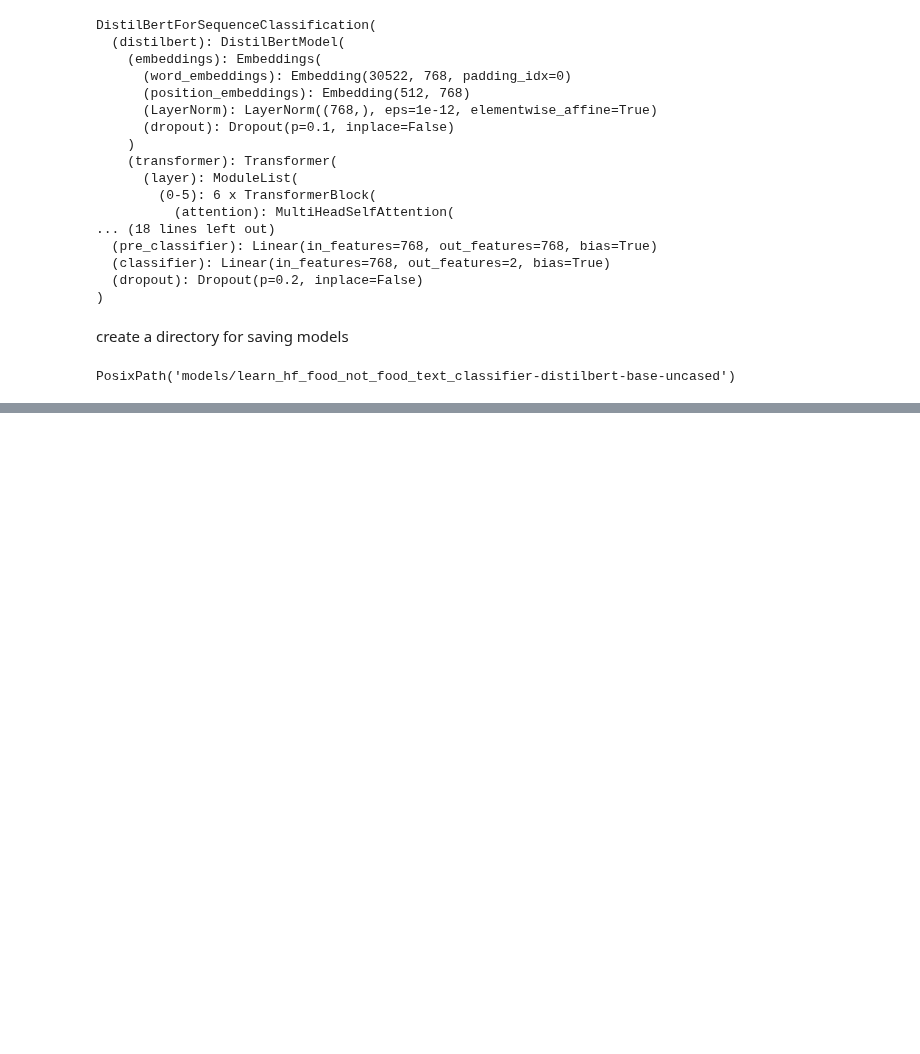
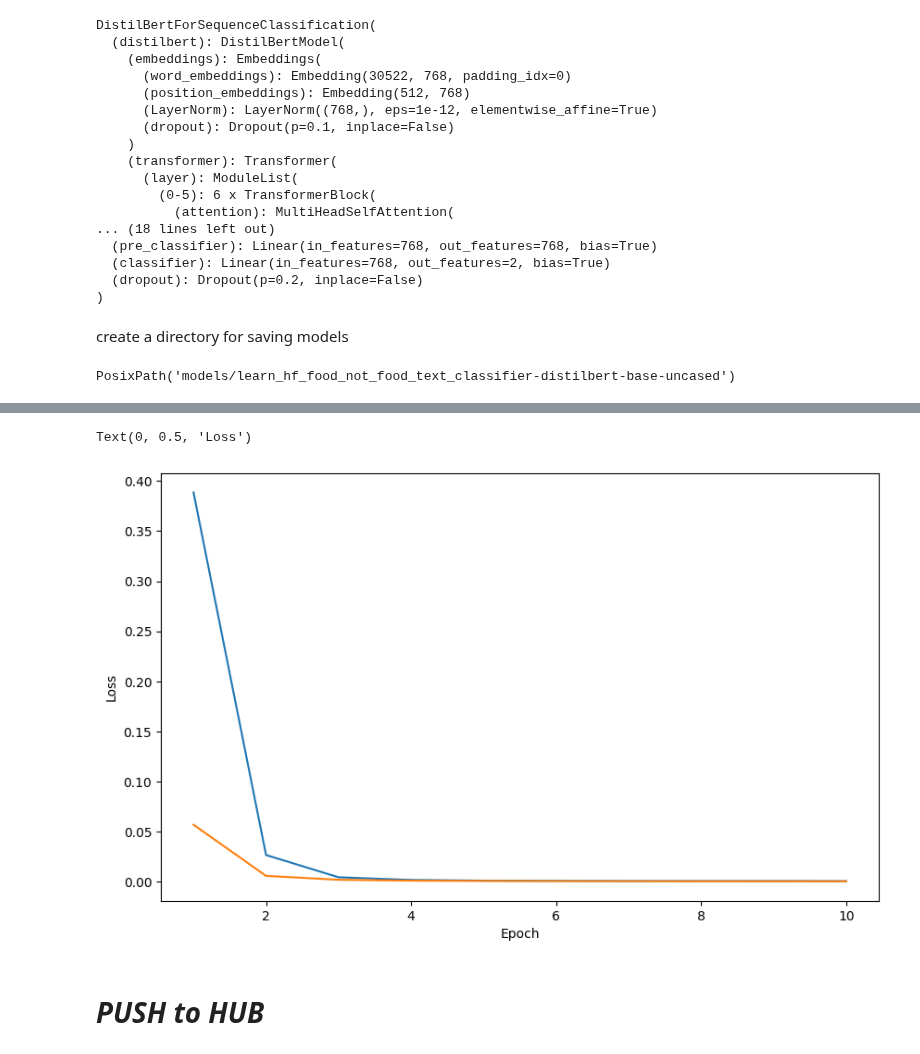
Before and after one commit to tanvircr7/meh, a Jupyter notebook: Text_Classification.ipynb, the cells around one changed output, grey strips where cells are left out. Cells and saved outputs as stored; diff of their text form; code cells hidden in the pictures; blank space fills up the shorter version.

```diff
--- a/Text_Classification.ipynb
+++ b/Text_Classification.ipynb
@@ -433,0 +433,2 @@ PosixPath('models/learn_hf_food_not_food_text_classifier-distilbert-base-uncased
+# %%
+results = trainer.train()
@@ -433,0 +485,6 @@ PosixPath('models/learn_hf_food_not_food_text_classifier-distilbert-base-uncased
+# %%
+trainer_history_all = trainer.state.log_history
+trainer_history_metrics = trainer_history_all[:-1]
+trainer_history_training_time = trainer_history_all[-1]
+
+trainer_history_metrics[:4]
@@ -433,0 +511,18 @@ PosixPath('models/learn_hf_food_not_food_text_classifier-distilbert-base-uncased
+# %%
+import pprint
+trainer_history_training_set = []
+trainer_history_eval_set = []
+
+# Loop through and filer training and eval metrics
+for item in trainer_history_metrics:
+  item_keys = list(item.keys())
+  if any("eval" in item for item in item_keys):
+    trainer_history_eval_set.append(item)
+  else:
+    trainer_history_training_set.append(item)
+
+# first two items
+print(f"[INFO] First two items in training set: ")
+pprint.pprint(trainer_history_training_set[:2])
+print(f"[INFO] First two items in eval set: ")
+pprint.pprint(trainer_history_eval_set[:2])
@@ -433,0 +547,6 @@ PosixPath('models/learn_hf_food_not_food_text_classifier-distilbert-base-uncased
+# %%
+# turning metrics into dataframe to view it better
+trainer_history_training_df = pd.DataFrame(trainer_history_training_set)
+trainer_history_eval_df = pd.DataFrame(trainer_history_eval_set)
+
+trainer_history_training_df.head()
@@ -433,0 +569,12 @@ PosixPath('models/learn_hf_food_not_food_text_classifier-distilbert-base-uncased
+# %%
+import matplotlib.pyplot as plt
+plt.figure(figsize=(10,6))
+plt.plot(trainer_history_training_df["epoch"], trainer_history_training_df["loss"], label="Training Loss")
+plt.plot(trainer_history_eval_df["epoch"], trainer_history_eval_df["eval_loss"], label="eval Loss")
+plt.xlabel("Epoch")
+plt.ylabel("Loss")
+# %% [output]
+Text(0, 0.5, 'Loss')
+[figure, added]
+# %% [markdown]
+# ***PUSH to HUB***
```
Also changed, not shown: parts of 58 cells of this notebook.
